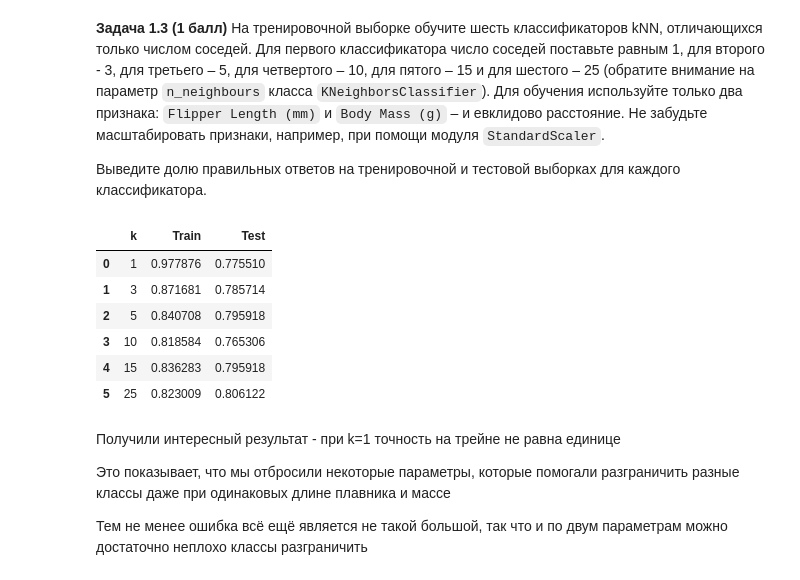
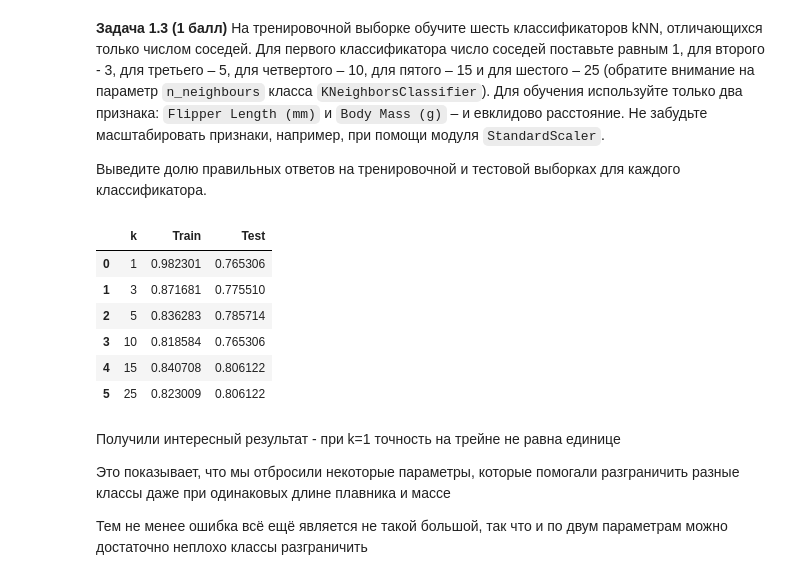
Before and after one commit to Bosbobos/IAD, a Jupyter notebook: MachineLeariningBasics/hw_04_knn/hw04_knn_linreg.ipynb, the cells around one changed output. Cells and saved outputs as stored; diff of their text form; code cells hidden in the pictures.

```diff
--- a/MachineLeariningBasics/hw_04_knn/hw04_knn_linreg.ipynb
+++ b/MachineLeariningBasics/hw_04_knn/hw04_knn_linreg.ipynb
@@ -103,9 +103,10 @@ y.head(10)
 # Сразу подготовим x для задания 1.3
 from sklearn.preprocessing import StandardScaler
 
-x = pd.DataFrame()
 ss = StandardScaler()
-x = dum_data[['Flipper Length (mm)', 'Body Mass (g)']]
-x = pd.DataFrame(ss.fit_transform(x), columns = ['Flipper Length (mm)', 'Body Mass (g)'])
+x1 = dum_data[['Flipper Length (mm)', 'Body Mass (g)']]
+x1 = pd.DataFrame(ss.fit_transform(x1), columns = ['Flipper Length (mm)', 'Body Mass (g)'])
+
+x = pd.DataFrame(ss.fit_transform(dum_data), columns = dum_data.columns)
 x.head(10)
 # %% [output]
@@ -125,8 +126,9 @@ x.head(10)
 
 Используйте аргумент `stratify` при разбиении. Почему это важно?
 # %%
-np.random.seed(18)
+np.random.seed(17)
 x_train, x_test, y_train, y_test = train_test_split(x, y, test_size=0.3, random_state=17, stratify=y)
+x1_train, x1_test, y1_train, y1_test = train_test_split(x1, y, test_size=0.3, random_state=17, stratify=y)
 # %% [markdown]
 Важно использовать stratify чтобы сохранилось соотношение классов в выборках
 
@@ -138,27 +140,27 @@ x_train, x_test, y_train, y_test = train_test_split(x, y, test_size=0.3, random_
 # %%
 from sklearn.neighbors import KNeighborsClassifier
 
 k = [1, 3, 5, 10, 15, 25]
 models = []
 results = []
 
 for i in range(6):
     knn = KNeighborsClassifier(n_neighbors=k[i], metric='euclidean')
-    knn.fit(x_train, y_train.values.ravel())
+    knn.fit(x1_train, y1_train.values.ravel())
     results.append([k[i],
-                    knn.score(x_train, y_train),
-                    knn.score(x_test, y_test)])
+                    knn.score(x1_train, y1_train),
+                    knn.score(x1_test, y1_test)])
     models.append(knn)
 
 results_df = pd.DataFrame(results ,columns=['k', 'Train', 'Test'])
 results_df
 # %% [output]
 |  | k | Train | Test |
-| 0 | 1 | 0.977876 | 0.775510 |
-| 1 | 3 | 0.871681 | 0.785714 |
-| 2 | 5 | 0.840708 | 0.795918 |
+| 0 | 1 | 0.982301 | 0.765306 |
+| 1 | 3 | 0.871681 | 0.775510 |
+| 2 | 5 | 0.836283 | 0.785714 |
 | 3 | 10 | 0.818584 | 0.765306 |
-| 4 | 15 | 0.836283 | 0.795918 |
+| 4 | 15 | 0.840708 | 0.806122 |
 | 5 | 25 | 0.823009 | 0.806122 |
 # %% [markdown]
 Получили интересный результат - при k=1 точность на трейне не равна единице
```
Also changed, not shown: parts of 6 cells of this notebook.
